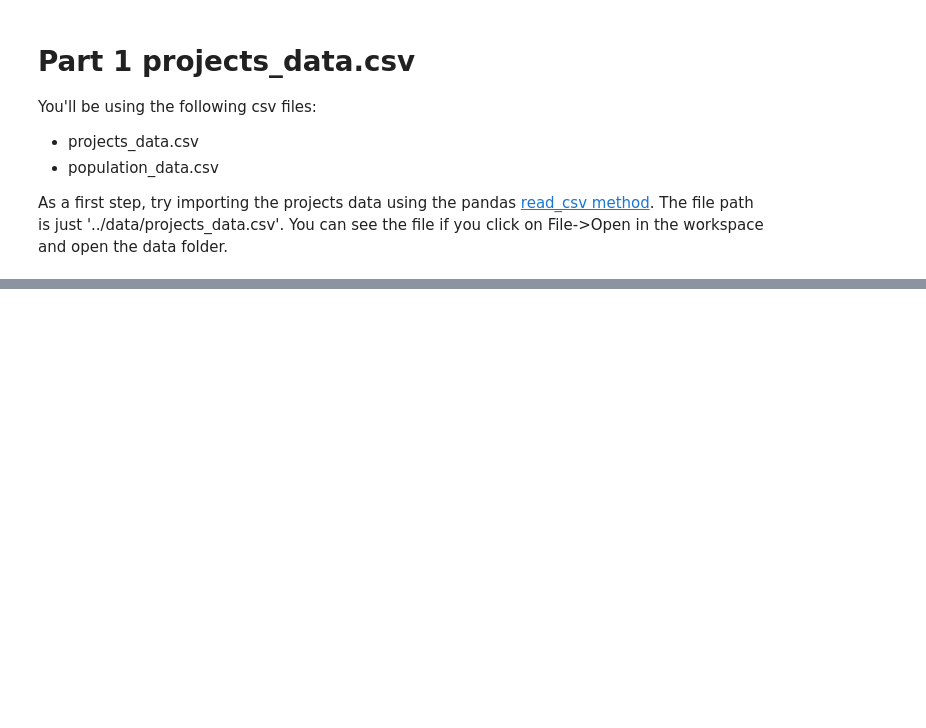
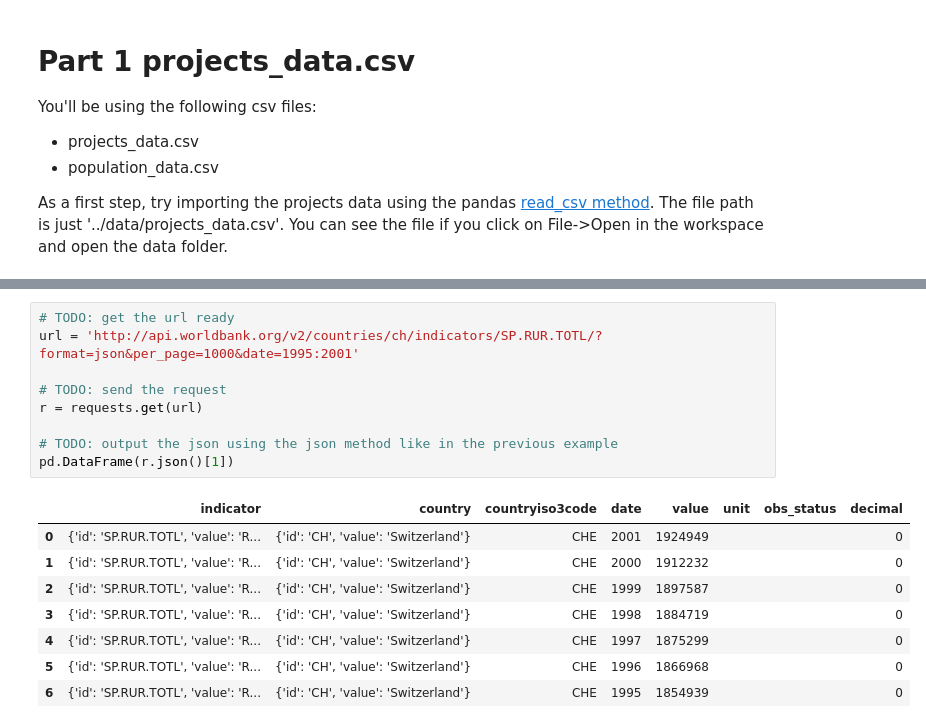
Before and after one commit to edifierxuhao/Data_Engineering, a Jupyter notebook: ETL_Pipelines.ipynb, the cells around one changed output, grey strips where cells are left out. Drawn from its saved outputs; the diff is of its cells as text; blank space fills up the shorter version.

```diff
--- a/ETL_Pipelines.ipynb
+++ b/ETL_Pipelines.ipynb
@@ -107,0 +829,18 @@ As a first step, try importing the projects data using the pandas [read_csv meth
+# %%
+# TODO: get the url ready
+url = 'http://api.worldbank.org/v2/countries/ch/indicators/SP.RUR.TOTL/?format=json&per_page=1000&date=1995:2001'
+
+# TODO: send the request
+r = requests.get(url)
+
+# TODO: output the json using the json method like in the previous example
+pd.DataFrame(r.json()[1])
+# %% [output]
+|  | indicator | country | countryiso3code | date | value | unit | obs_status | decimal |
+| 0 | {'id': 'SP.RUR.TOTL', 'value': 'R... | {'id': 'CH', 'value': 'Switzerland'} | CHE | 2001 | 1924949 |  |  | 0 |
+| 1 | {'id': 'SP.RUR.TOTL', 'value': 'R... | {'id': 'CH', 'value': 'Switzerland'} | CHE | 2000 | 1912232 |  |  | 0 |
+| 2 | {'id': 'SP.RUR.TOTL', 'value': 'R... | {'id': 'CH', 'value': 'Switzerland'} | CHE | 1999 | 1897587 |  |  | 0 |
+| 3 | {'id': 'SP.RUR.TOTL', 'value': 'R... | {'id': 'CH', 'value': 'Switzerland'} | CHE | 1998 | 1884719 |  |  | 0 |
+| 4 | {'id': 'SP.RUR.TOTL', 'value': 'R... | {'id': 'CH', 'value': 'Switzerland'} | CHE | 1997 | 1875299 |  |  | 0 |
+| 5 | {'id': 'SP.RUR.TOTL', 'value': 'R... | {'id': 'CH', 'value': 'Switzerland'} | CHE | 1996 | 1866968 |  |  | 0 |
+| 6 | {'id': 'SP.RUR.TOTL', 'value': 'R... | {'id': 'CH', 'value': 'Switzerland'} | CHE | 1995 | 1854939 |  |  | 0 |
```
Also changed, not shown: parts of 61 cells of this notebook, 4 other files.
